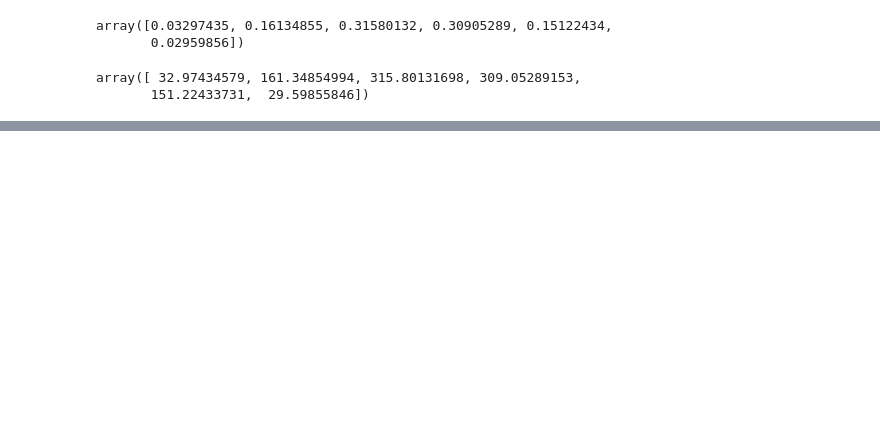
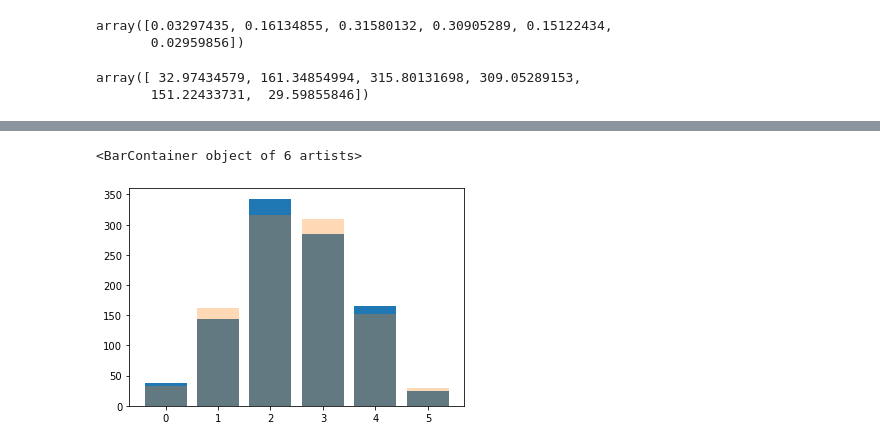
Before and after one commit to florez/Estadistica_Herramientas, a Jupyter notebook: Sesion7/Pruebas_Hipotesis.ipynb, the cells around one changed output, grey strips where cells are left out. Cells and saved outputs as stored; diff of their text form; code cells hidden in the pictures; blank space fills up the shorter version.

```diff
--- a/Sesion7/Pruebas_Hipotesis.ipynb
+++ b/Sesion7/Pruebas_Hipotesis.ipynb
@@ -205,0 +224,6 @@ plt.hist(ObsFreq)
+# %%
+plt.bar(bines[:-1],ObsFreq)
+plt.bar(bines[:-1],ExpFreq,alpha=0.3)
+# %% [output]
+<BarContainer object of 6 artists>
+[figure, added]
```
Also changed, not shown: parts of 6 cells of this notebook.
